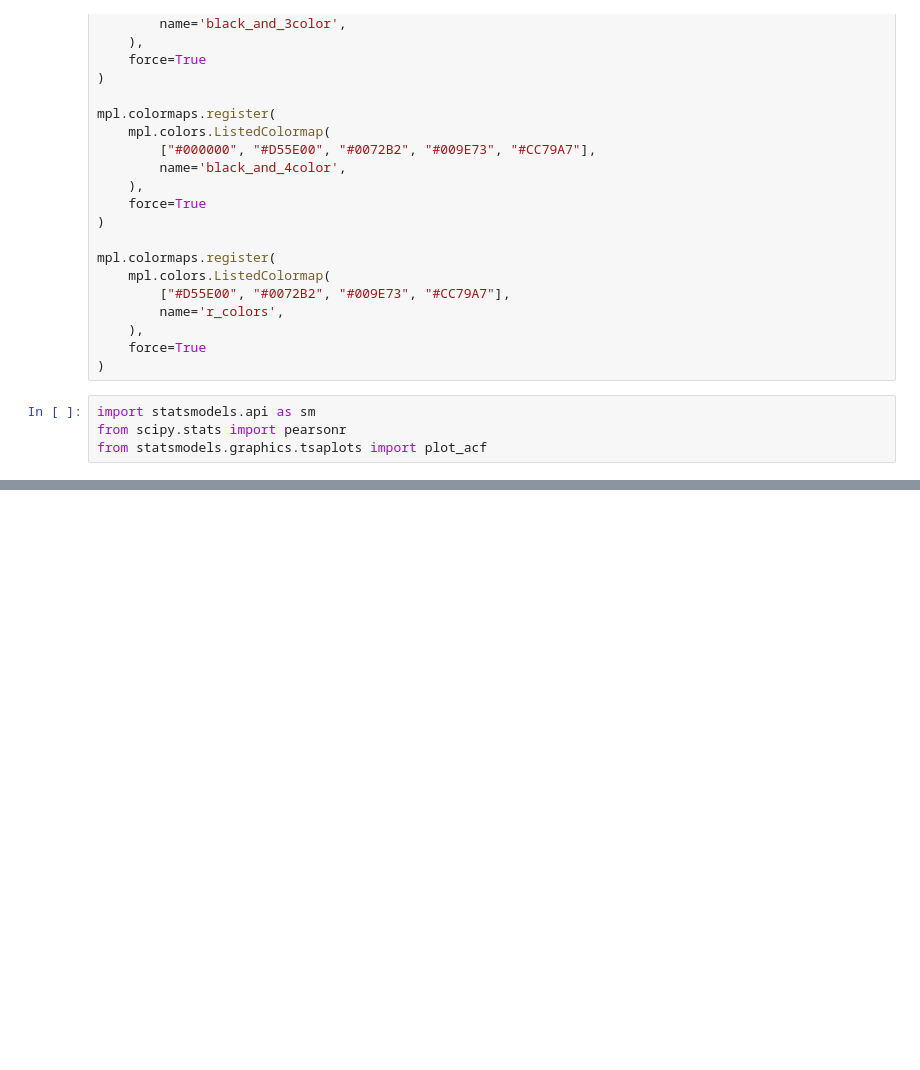
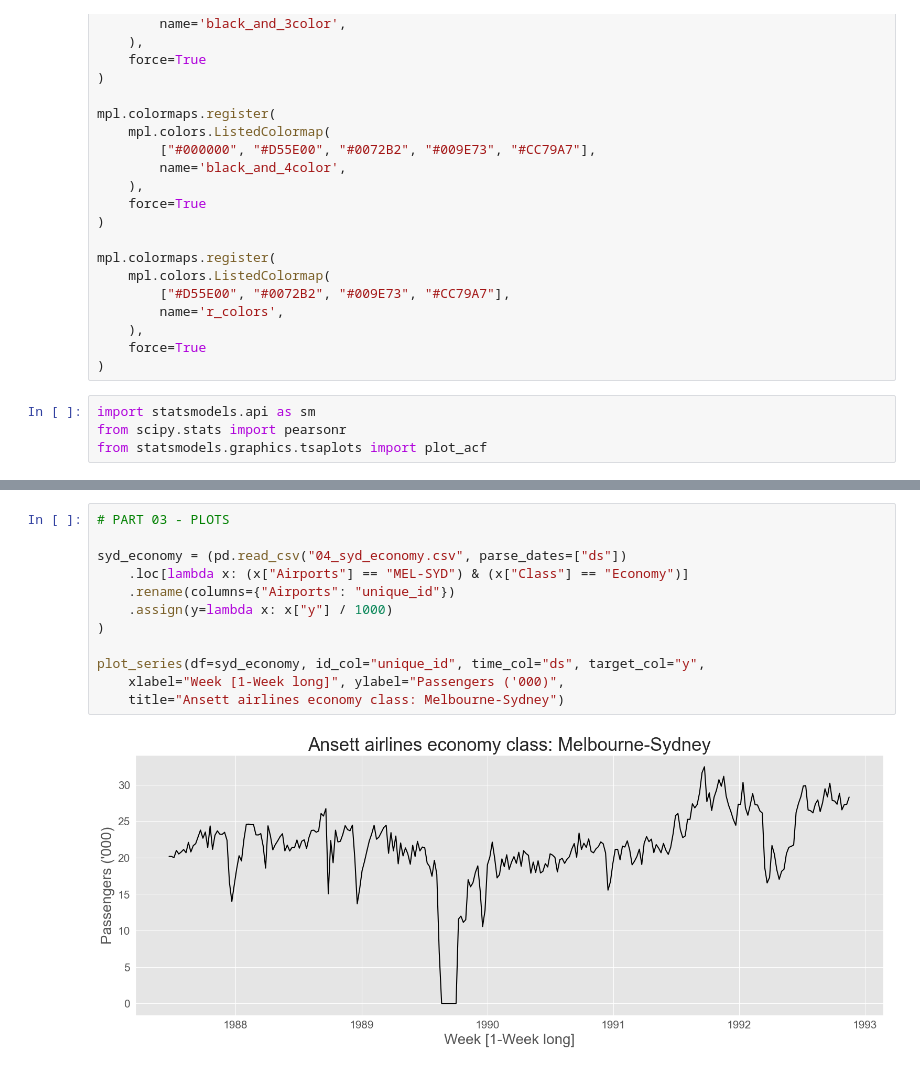
Before and after one commit to JulioGar23/TSF-MCC-Itcg, a Jupyter notebook: Class_Scripts/tsf_graph01.ipynb, the cells around one changed output, grey strips where cells are left out. Saved outputs shown, nothing was run; the diff lists cells and outputs as text; blank space fills up the shorter version.

```diff
--- a/Class_Scripts/tsf_graph01.ipynb
+++ b/Class_Scripts/tsf_graph01.ipynb
@@ -240,0 +383,14 @@ df
+# %%
+# PART 03 - PLOTS
+
+syd_economy = (pd.read_csv("04_syd_economy.csv", parse_dates=["ds"])
+    .loc[lambda x: (x["Airports"] == "MEL-SYD") & (x["Class"] == "Economy")]
+    .rename(columns={"Airports": "unique_id"})
+    .assign(y=lambda x: x["y"] / 1000)
+)
+
+plot_series(df=syd_economy, id_col="unique_id", time_col="ds", target_col="y",
+    xlabel="Week [1-Week long]", ylabel="Passengers ('000)",
+    title="Ansett airlines economy class: Melbourne-Sydney")
+# %% [output]
+[figure, added]
```
Also changed, not shown: parts of 26 cells of this notebook, 7 other files.
